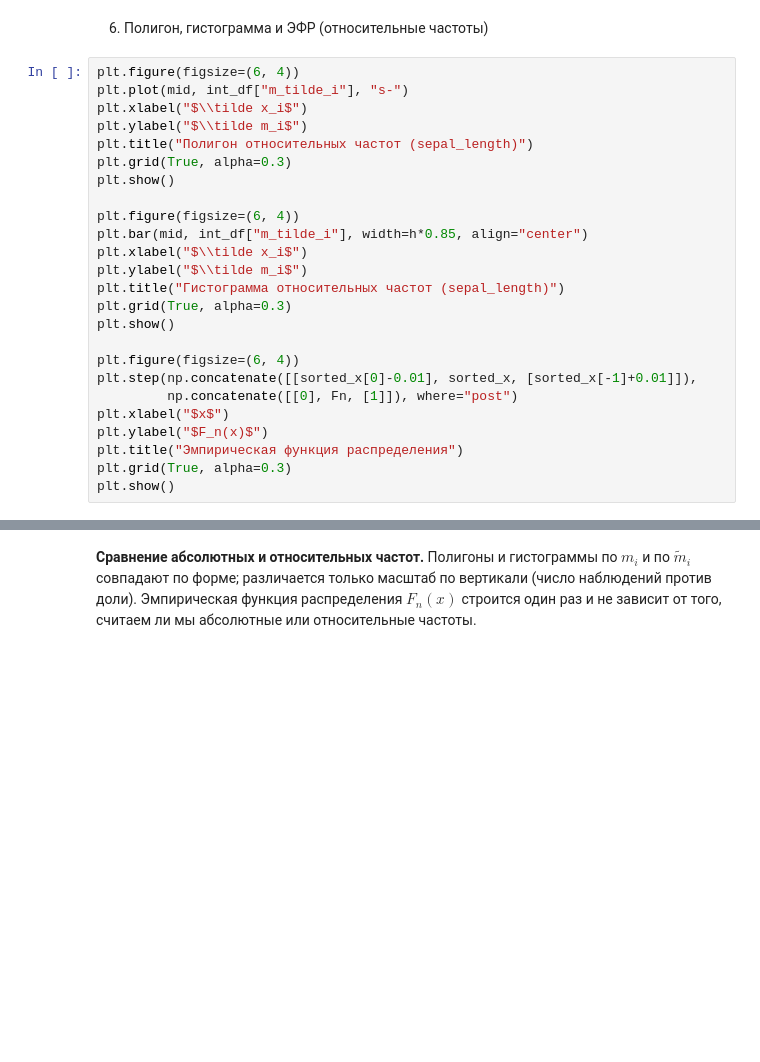
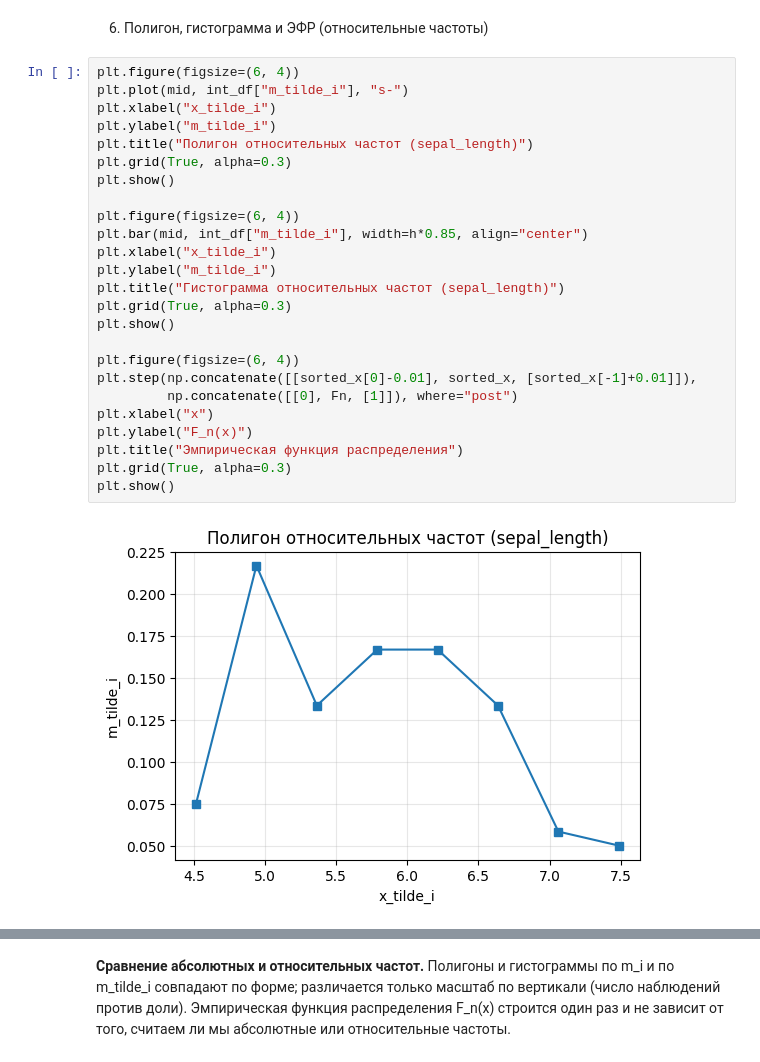
Before and after one commit to the-mvi/smedh-2026, a Jupyter notebook: 2381_Vankov_YS_Vakulenko_IY/task1.ipynb, the cells around one changed output, grey strips where cells are left out. Cells and saved outputs as stored; diff of their text form; blank space fills up the shorter version.

```diff
--- a/2381_Vankov_YS_Vakulenko_IY/task1.ipynb
+++ b/2381_Vankov_YS_Vakulenko_IY/task1.ipynb
@@ -178,25 +229,27 @@ plt.show()
 # %%
 plt.figure(figsize=(6, 4))
 plt.plot(mid, int_df["m_tilde_i"], "s-")
-plt.xlabel("$\\tilde x_i$")
-plt.ylabel("$\\tilde m_i$")
+plt.xlabel("x_tilde_i")
+plt.ylabel("m_tilde_i")
 plt.title("Полигон относительных частот (sepal_length)")
 plt.grid(True, alpha=0.3)
 plt.show()
 
 plt.figure(figsize=(6, 4))
 plt.bar(mid, int_df["m_tilde_i"], width=h*0.85, align="center")
-plt.xlabel("$\\tilde x_i$")
-plt.ylabel("$\\tilde m_i$")
+plt.xlabel("x_tilde_i")
+plt.ylabel("m_tilde_i")
 plt.title("Гистограмма относительных частот (sepal_length)")
 plt.grid(True, alpha=0.3)
 plt.show()
 
 plt.figure(figsize=(6, 4))
 plt.step(np.concatenate([[sorted_x[0]-0.01], sorted_x, [sorted_x[-1]+0.01]]),
          np.concatenate([[0], Fn, [1]]), where="post")
-plt.xlabel("$x$")
-plt.ylabel("$F_n(x)$")
+plt.xlabel("x")
+plt.ylabel("F_n(x)")
 plt.title("Эмпирическая функция распределения")
 plt.grid(True, alpha=0.3)
 plt.show()
+# %% [output]
+[figure, added]
@@ -203,5 +258,5 @@ plt.show()
 # %% [markdown]
-**Сравнение абсолютных и относительных частот.** Полигоны и гистограммы по $m_i$ и по $\tilde m_i$ совпадают по форме; различается только масштаб по вертикали (число наблюдений против доли). Эмпирическая функция распределения $F_n(x)$ строится один раз и не зависит от того, считаем ли мы абсолютные или относительные частоты.
+**Сравнение абсолютных и относительных частот.** Полигоны и гистограммы по m_i и по m_tilde_i совпадают по форме; различается только масштаб по вертикали (число наблюдений против доли). Эмпирическая функция распределения F_n(x) строится один раз и не зависит от того, считаем ли мы абсолютные или относительные частоты.
 # %% [markdown]
 ## Выводы
 
```
Also changed, not shown: parts of 12 cells of this notebook.
